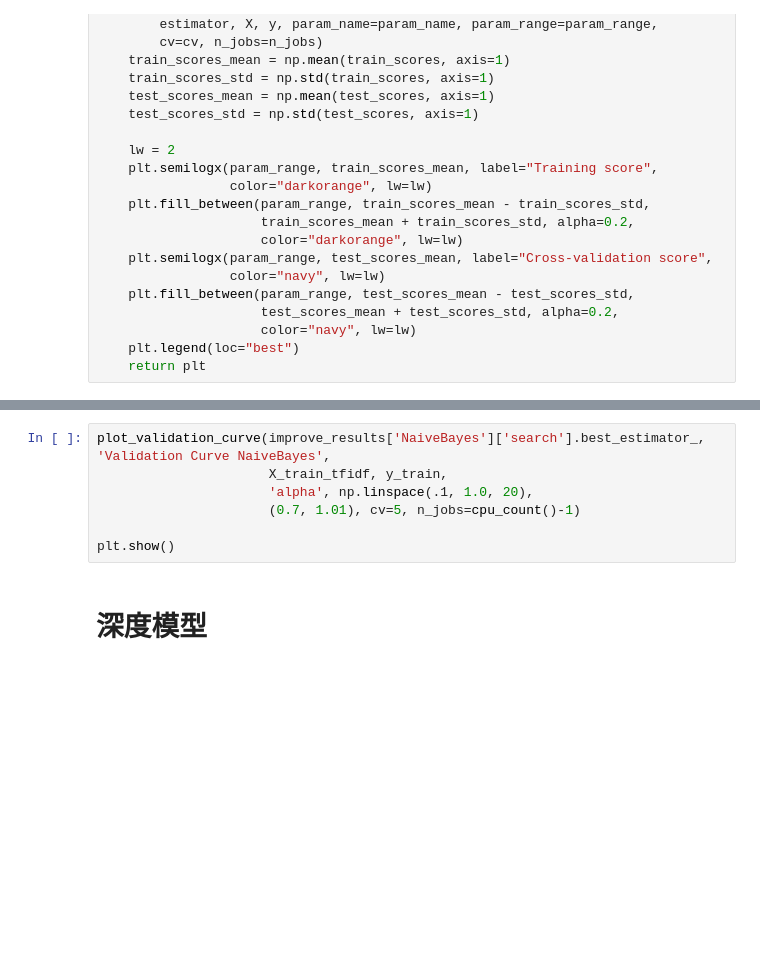
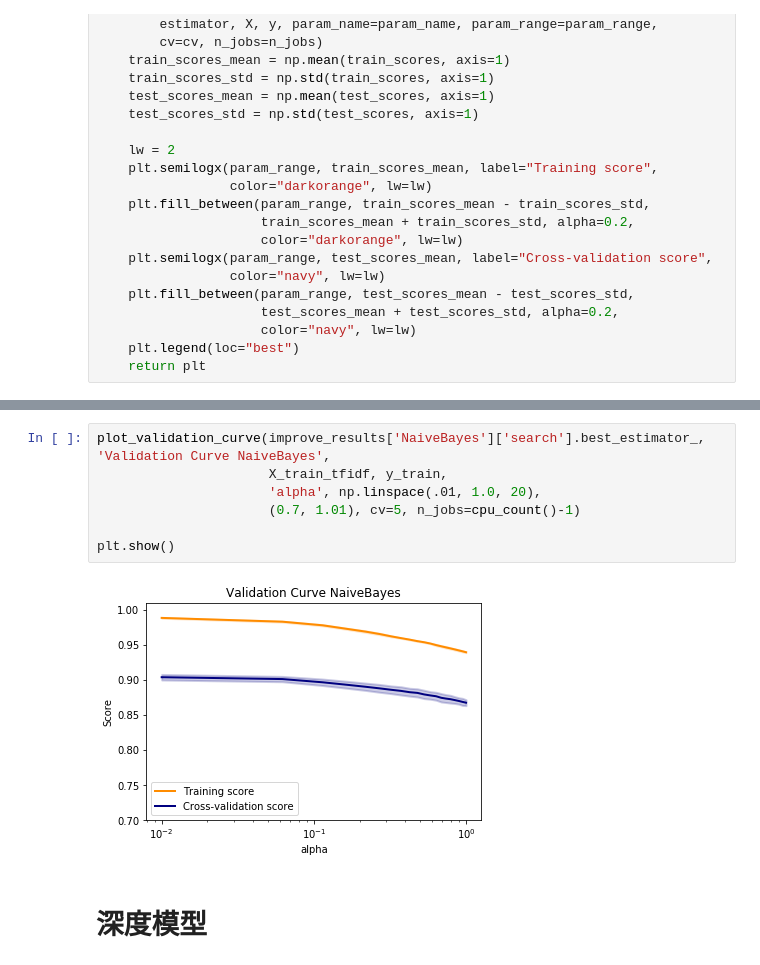
Before and after one commit to DanielHHP/mlnd_capstone, a Jupyter notebook: document_classification.ipynb, the cells around one changed output, grey strips where cells are left out. Saved outputs shown, nothing was run; the diff lists cells and outputs as text; blank space fills up the shorter version.

```diff
--- a/document_classification.ipynb
+++ b/document_classification.ipynb
@@ -737,10 +788,12 @@ plt.show()
 # %%
 plot_validation_curve(improve_results['NaiveBayes']['search'].best_estimator_, 'Validation Curve NaiveBayes',
                       X_train_tfidf, y_train,
-                      'alpha', np.linspace(.1, 1.0, 20),
+                      'alpha', np.linspace(.01, 1.0, 20),
                       (0.7, 1.01), cv=5, n_jobs=cpu_count()-1)
 
 plt.show()
+# %% [output]
+[figure, added]
 # %% [markdown]
 # 深度模型
 # %% [markdown]
```
Also changed, not shown: parts of 50 cells of this notebook.
